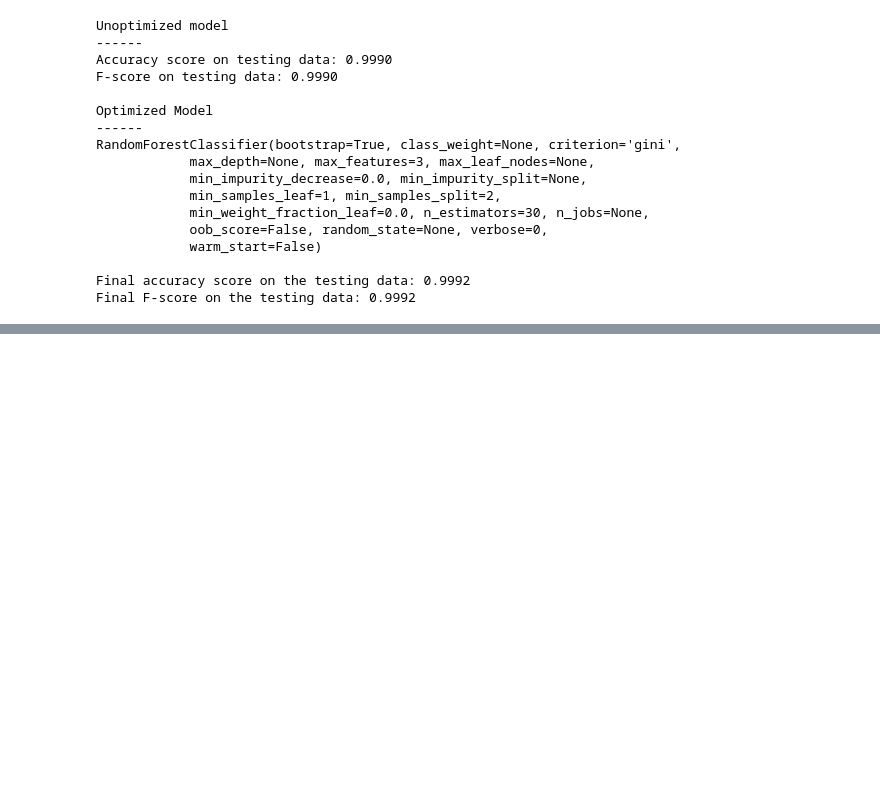
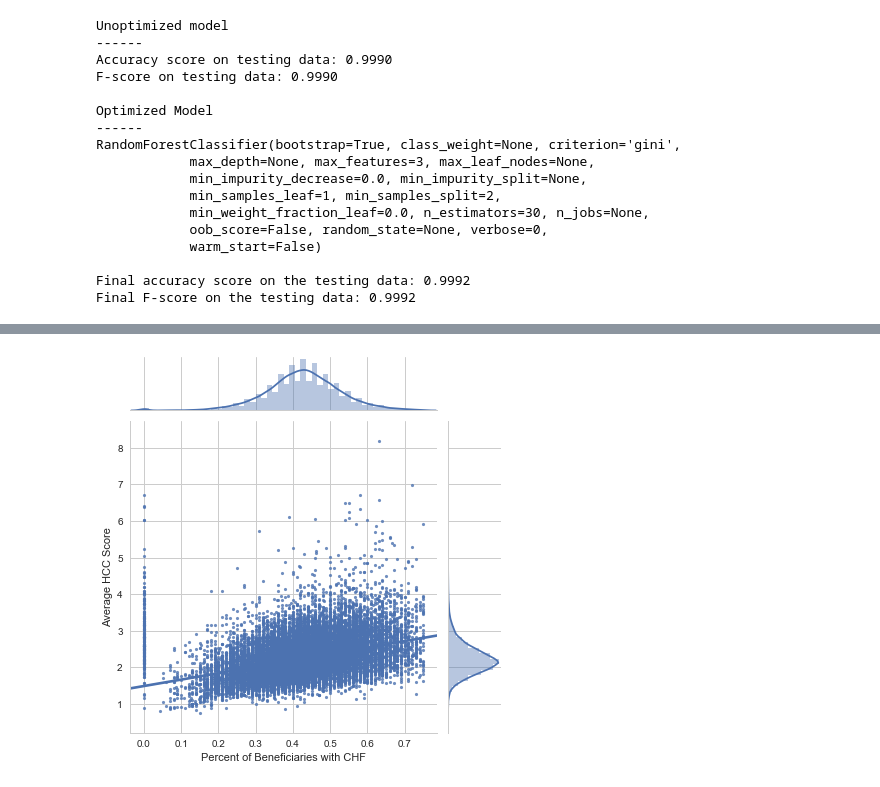
Before and after one commit to ekginn2/ML-Final-Project, a Jupyter notebook: Medicare HHA.ipynb, the cells around one changed output, grey strips where cells are left out. Drawn from its saved outputs; the diff is of its cells as text; code cells hidden in the pictures; blank space fills up the shorter version.

```diff
--- a/Medicare HHA.ipynb
+++ b/Medicare HHA.ipynb
@@ -358,0 +429,14 @@ Final F-score on the testing data: 0.9992
+# %%
+#Create a new dataframe containing only % chronic heart failure and avg HCC score columns to visualize their co-relations
+chf_vs_hcc = cleaner_hha_df[[' Percent of Beneficiaries with CHF ', 'Average HCC Score']]
+
+#Initialize a joint-grid with the dataframe, using seaborn library
+chfGrid = sns.JointGrid(x=" Percent of Beneficiaries with CHF ", y="Average HCC Score", data=chf_vs_hcc, size=6)
+
+#Draws a regression plot in the grid
+chfGrid = chfGrid.plot_joint(sns.regplot, scatter_kws={"s": 10})
+
+#Draws a distribution plot in the same grid
+chfGrid = chfGrid.plot_marginals(sns.distplot)
+# %% [output]
+[figure, added]
```
Also changed, not shown: parts of 7 cells of this notebook.
